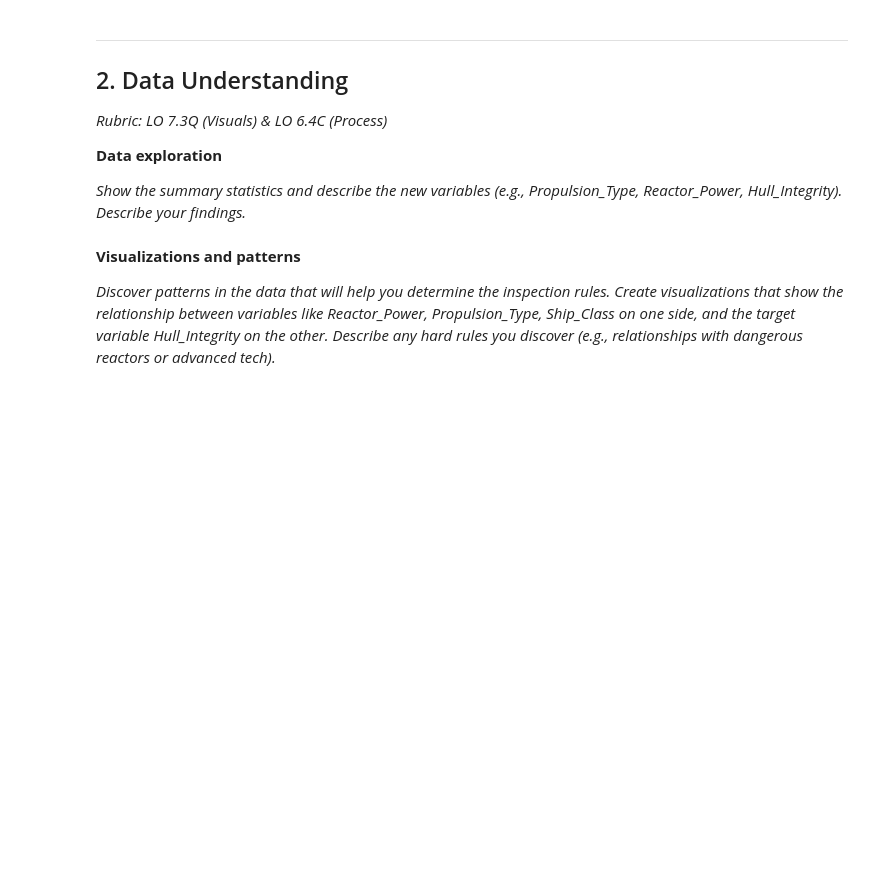
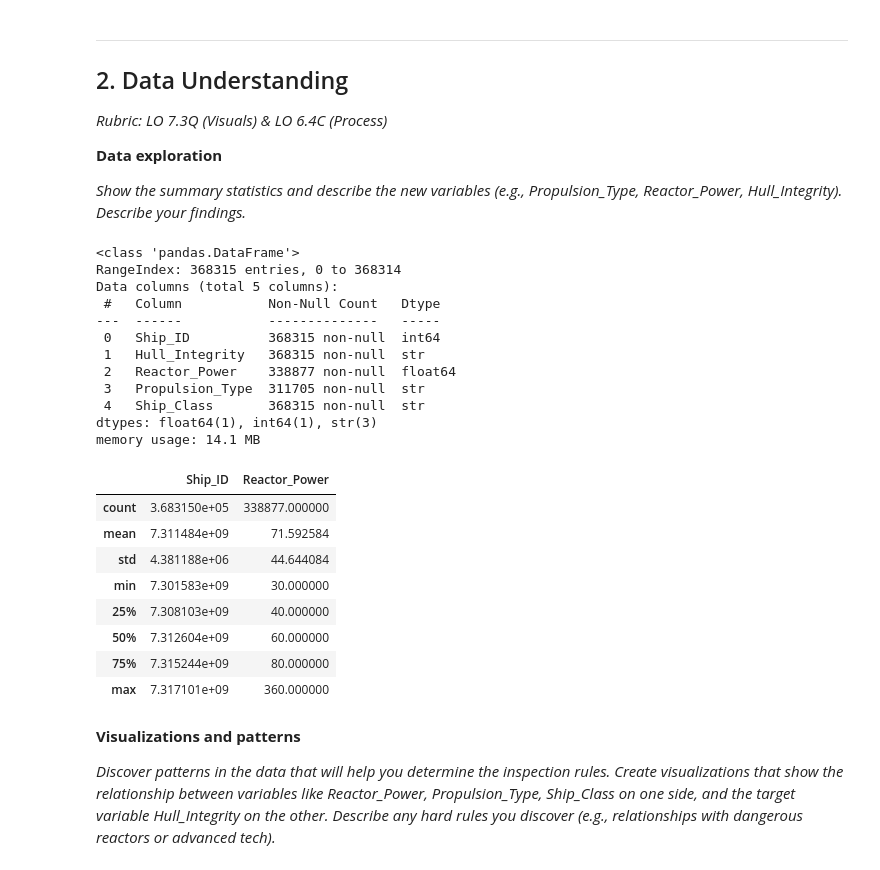
Before and after one commit to XueHu2222/Iterations, a Jupyter notebook: iteration-2/assignment_template_it2.ipynb, the cells around one changed output. Drawn from its saved outputs; the diff is of its cells as text; code cells hidden in the pictures; blank space fills up the shorter version.

```diff
--- a/iteration-2/assignment_template_it2.ipynb
+++ b/iteration-2/assignment_template_it2.ipynb
@@ -25,6 +31,7 @@
 # CODE CELL: import the necessary datasets for this iteration
 # Make sure to load your cleaned dataset from Iteration 1 AND the new inspection data for Iteration 2.
 # Merge them together based on the Ship_ID.
+df = pd.read_csv('./data/ship_inspections_iter2.csv')
 # %% [markdown]
 ---
 
@@ -57,6 +64,30 @@
 *Show the summary statistics and describe the new variables (e.g., Propulsion_Type, Reactor_Power, Hull_Integrity). Describe your findings.*
 # %%
 # CODE CELL: Show basic statistics and information
+df.info()
+df.describe()
+# %% [output]
+<class 'pandas.DataFrame'>
+RangeIndex: 368315 entries, 0 to 368314
+Data columns (total 5 columns):
+ #   Column           Non-Null Count   Dtype
+---  ------           --------------   -----
+ 0   Ship_ID          368315 non-null  int64
+ 1   Hull_Integrity   368315 non-null  str
+ 2   Reactor_Power    338877 non-null  float64
+ 3   Propulsion_Type  311705 non-null  str
+ 4   Ship_Class       368315 non-null  str
+dtypes: float64(1), int64(1), str(3)
+memory usage: 14.1 MB
+|  | Ship_ID | Reactor_Power |
+| count | 3.683150e+05 | 338877.000000 |
+| mean | 7.311484e+09 | 71.592584 |
+| std | 4.381188e+06 | 44.644084 |
+| min | 7.301583e+09 | 30.000000 |
+| 25% | 7.308103e+09 | 40.000000 |
+| 50% | 7.312604e+09 | 60.000000 |
+| 75% | 7.315244e+09 | 80.000000 |
+| max | 7.317101e+09 | 360.000000 |
 # %% [markdown]
 **Visualizations and patterns**
 
```
Also changed, not shown: parts of 2 cells of this notebook, 1 other file.
